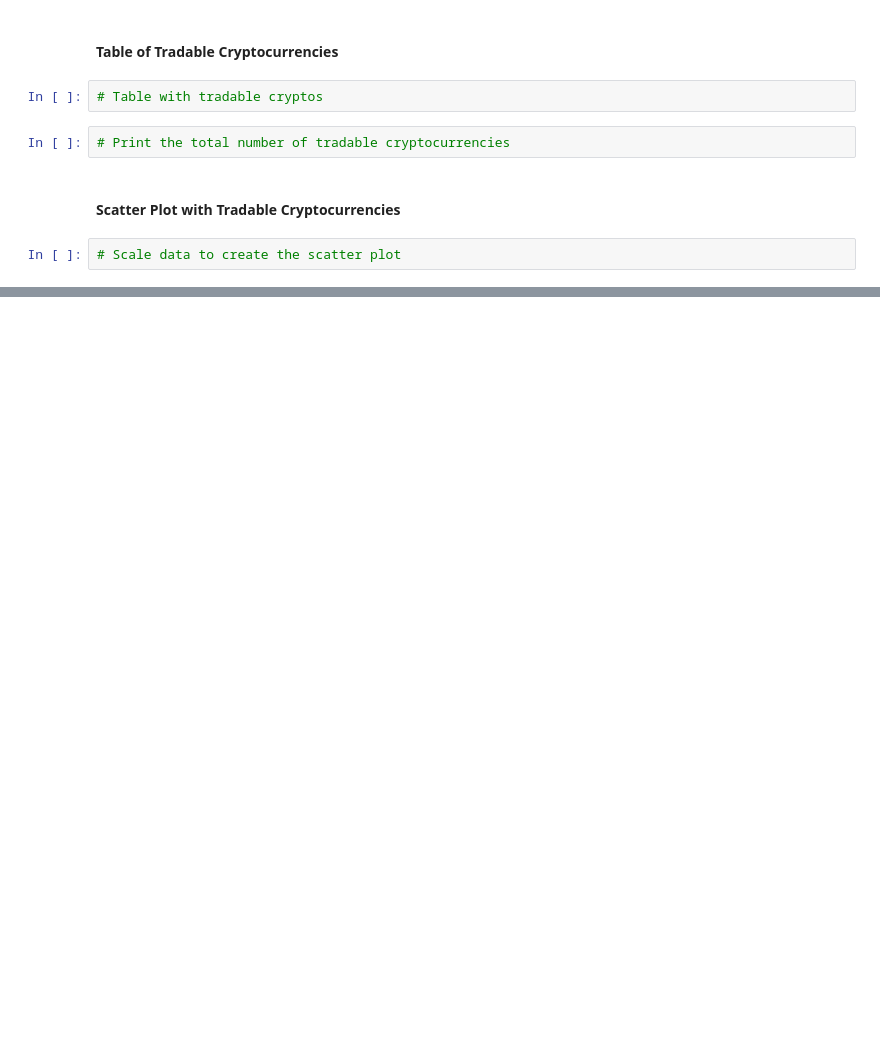
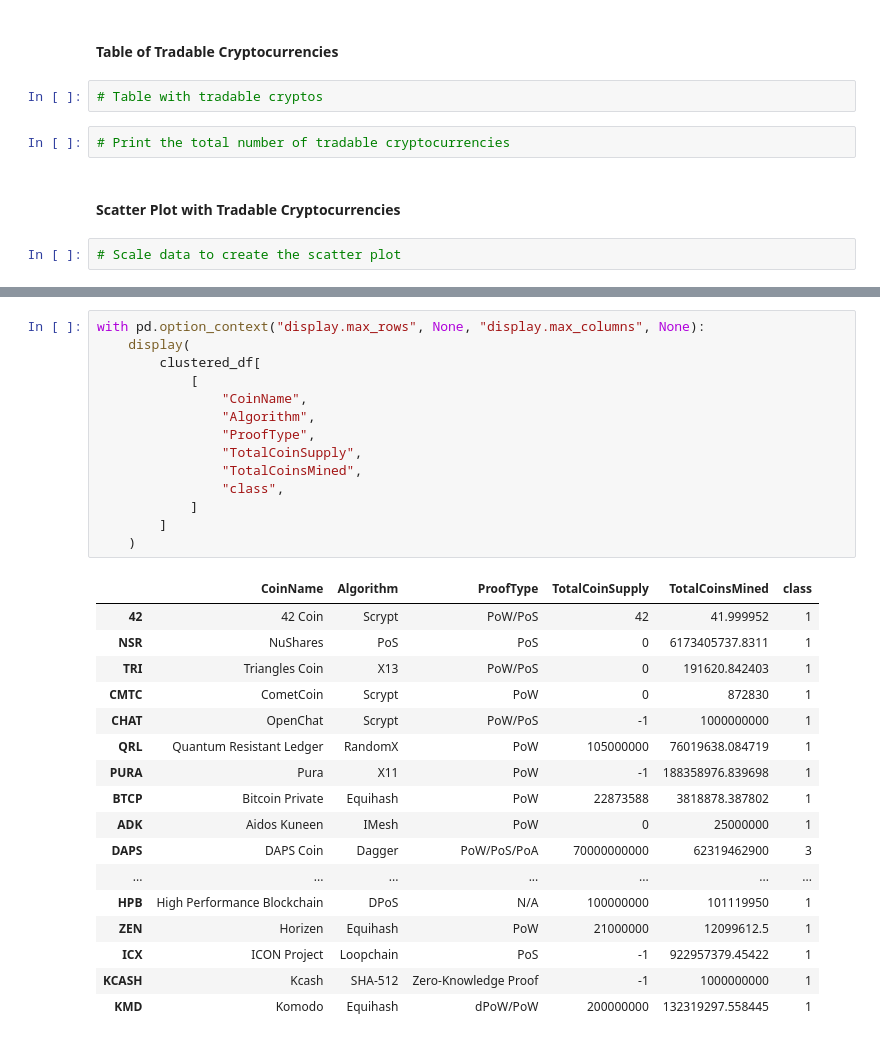
Before and after one commit to malkawenedal/The-Power-of-the-Cloud-and-Unsupervised-Learning, a Jupyter notebook: crypto_clustering_sm.ipynb, the cells around one changed output, grey strips where cells are left out. Cells and saved outputs as stored; diff of their text form; blank space fills up the shorter version.

```diff
--- a/crypto_clustering_sm.ipynb
+++ b/crypto_clustering_sm.ipynb
@@ -371,3 +359,35 @@ alt.Chart(source).mark_circle(size=60).encode(
 ).interactive()
 # %% [output]
 [interactive output not drawn]
+# %%
+with pd.option_context("display.max_rows", None, "display.max_columns", None):
+    display(
+        clustered_df[
+            [
+                "CoinName",
+                "Algorithm",
+                "ProofType",
+                "TotalCoinSupply",
+                "TotalCoinsMined",
+                "class",
+            ]
+        ]
+    )
+# %% [output]
+|  | CoinName | Algorithm | ProofType | TotalCoinSupply | TotalCoinsMined | class |
+| 42 | 42 Coin | Scrypt | PoW/PoS | 42 | 41.999952 | 1 |
+| NSR | NuShares | PoS | PoS | 0 | 6173405737.8311 | 1 |
+| TRI | Triangles Coin | X13 | PoW/PoS | 0 | 191620.842403 | 1 |
+| CMTC | CometCoin | Scrypt | PoW | 0 | 872830 | 1 |
+| CHAT | OpenChat | Scrypt | PoW/PoS | -1 | 1000000000 | 1 |
+| QRL | Quantum Resistant Ledger | RandomX | PoW | 105000000 | 76019638.084719 | 1 |
+| PURA | Pura | X11 | PoW | -1 | 188358976.839698 | 1 |
+| BTCP | Bitcoin Private | Equihash | PoW | 22873588 | 3818878.387802 | 1 |
+| ADK | Aidos Kuneen | IMesh | PoW | 0 | 25000000 | 1 |
+| DAPS | DAPS Coin | Dagger | PoW/PoS/PoA | 70000000000 | 62319462900 | 3 |
+| ... | ... | ... | ... | ... | ... | ... |
+| HPB | High Performance Blockchain | DPoS | N/A | 100000000 | 101119950 | 1 |
+| ZEN | Horizen | Equihash | PoW | 21000000 | 12099612.5 | 1 |
+| ICX | ICON Project | Loopchain | PoS | -1 | 922957379.45422 | 1 |
+| KCASH | Kcash | SHA-512 | Zero-Knowledge Proof | -1 | 1000000000 | 1 |
+| KMD | Komodo | Equihash | dPoW/PoW | 200000000 | 132319297.558445 | 1 |
```
Also changed, not shown: parts of 23 cells of this notebook, 2 other files.
